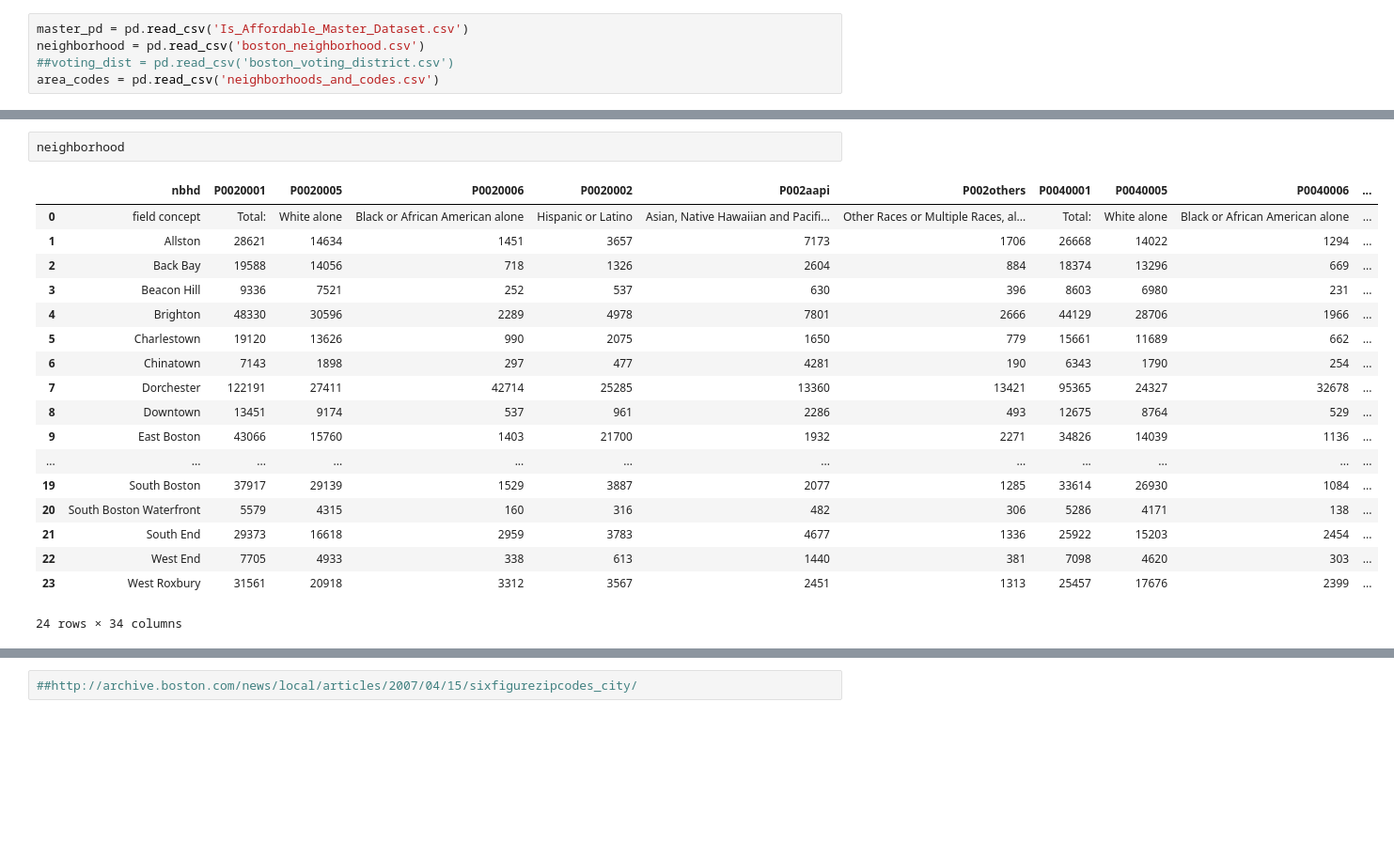
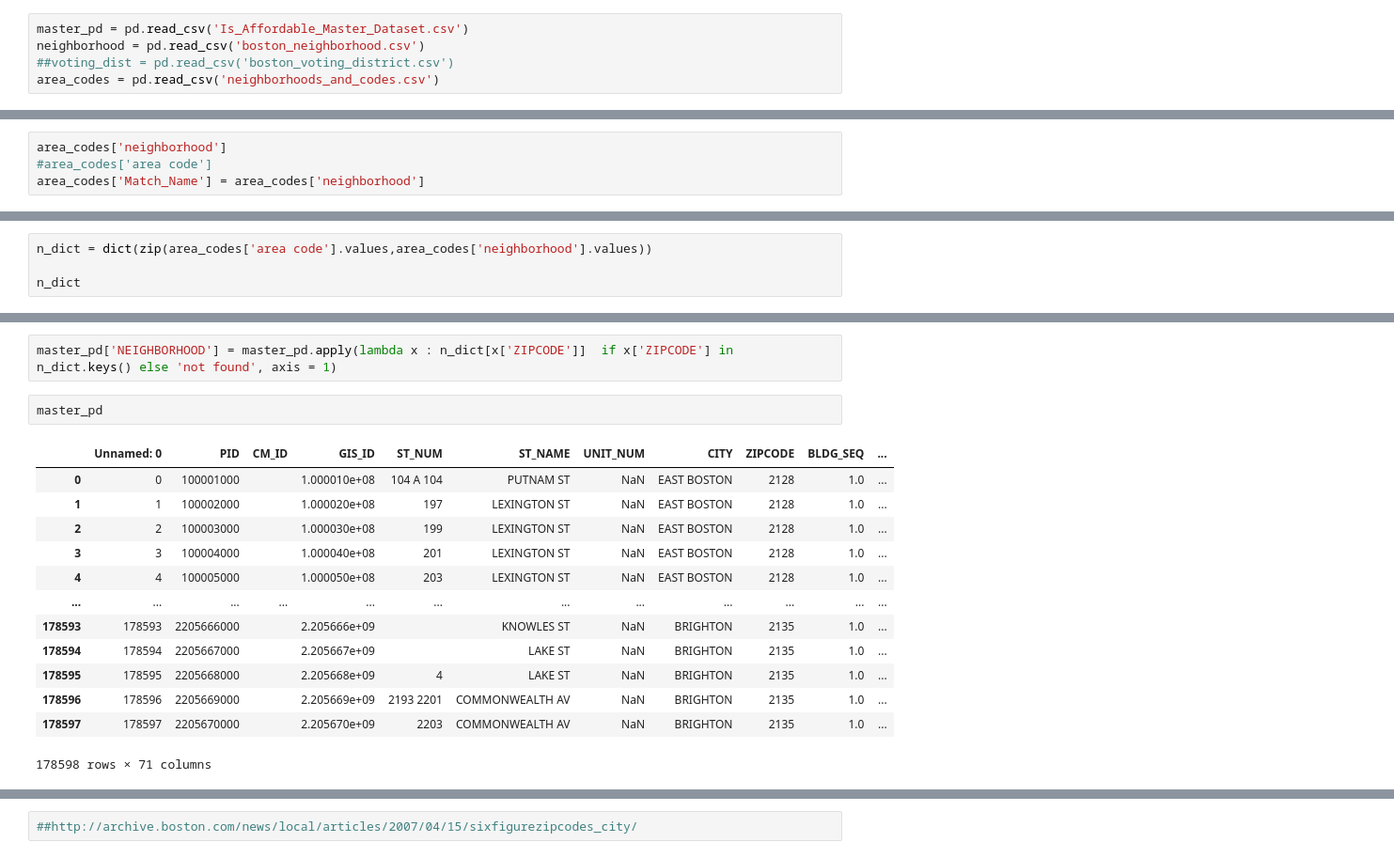
Before and after one commit to BU-Spark/ds-councilor-louijeune-small-landlord, a Jupyter notebook: Extension_data.ipynb, the cells around one changed output, grey strips where cells are left out. Shown at 94% size. Cells and saved outputs as stored; diff of their text form; blank space fills up the shorter version.

Commit message:
extension data and zipcode lookup

```diff
--- a/Extension_data.ipynb
+++ b/Extension_data.ipynb
@@ -27,0 +8,4 @@ area_codes[['neighborhood','area code']].reset_index
+# %%
+area_codes['neighborhood']
+#area_codes['area code']
+area_codes['Match_Name'] = area_codes['neighborhood']
@@ -27,0 +20,4 @@ area_codes[['neighborhood','area code']].reset_index
+# %%
+n_dict = dict(zip(area_codes['area code'].values,area_codes['neighborhood'].values))
+
+n_dict
@@ -28,21 +42,18 @@ area_codes[['neighborhood','area code']].reset_index
+# %%
+master_pd['NEIGHBORHOOD'] = master_pd.apply(lambda x : n_dict[x['ZIPCODE']]  if x['ZIPCODE'] in n_dict.keys() else 'not found', axis = 1)
 # %%
-neighborhood
+master_pd
 # %% [output]
-|  | nbhd | P0020001 | P0020005 | P0020006 | P0020002 | P002aapi | P002others | P0040001 | P0040005 | P0040006 | ... |
-| 0 | field concept | Total: | White alone | Black or African American alone | Hispanic or Latino | Asian, Native Hawaiian and Pacifi... | Other Races or Multiple Races, al... | Total: | White alone | Black or African American alone | ... |
-| 1 | Allston | 28621 | 14634 | 1451 | 3657 | 7173 | 1706 | 26668 | 14022 | 1294 | ... |
-| 2 | Back Bay | 19588 | 14056 | 718 | 1326 | 2604 | 884 | 18374 | 13296 | 669 | ... |
-| 3 | Beacon Hill | 9336 | 7521 | 252 | 537 | 630 | 396 | 8603 | 6980 | 231 | ... |
-| 4 | Brighton | 48330 | 30596 | 2289 | 4978 | 7801 | 2666 | 44129 | 28706 | 1966 | ... |
-| 5 | Charlestown | 19120 | 13626 | 990 | 2075 | 1650 | 779 | 15661 | 11689 | 662 | ... |
-| 6 | Chinatown | 7143 | 1898 | 297 | 477 | 4281 | 190 | 6343 | 1790 | 254 | ... |
-| 7 | Dorchester | 122191 | 27411 | 42714 | 25285 | 13360 | 13421 | 95365 | 24327 | 32678 | ... |
-| 8 | Downtown | 13451 | 9174 | 537 | 961 | 2286 | 493 | 12675 | 8764 | 529 | ... |
-| 9 | East Boston | 43066 | 15760 | 1403 | 21700 | 1932 | 2271 | 34826 | 14039 | 1136 | ... |
+|  | Unnamed: 0 | PID | CM_ID | GIS_ID | ST_NUM | ST_NAME | UNIT_NUM | CITY | ZIPCODE | BLDG_SEQ | ... |
+| 0 | 0 | 100001000 |  | 1.000010e+08 | 104 A 104 | PUTNAM ST | NaN | EAST BOSTON | 2128 | 1.0 | ... |
+| 1 | 1 | 100002000 |  | 1.000020e+08 | 197 | LEXINGTON ST | NaN | EAST BOSTON | 2128 | 1.0 | ... |
+| 2 | 2 | 100003000 |  | 1.000030e+08 | 199 | LEXINGTON ST | NaN | EAST BOSTON | 2128 | 1.0 | ... |
+| 3 | 3 | 100004000 |  | 1.000040e+08 | 201 | LEXINGTON ST | NaN | EAST BOSTON | 2128 | 1.0 | ... |
+| 4 | 4 | 100005000 |  | 1.000050e+08 | 203 | LEXINGTON ST | NaN | EAST BOSTON | 2128 | 1.0 | ... |
 | ... | ... | ... | ... | ... | ... | ... | ... | ... | ... | ... | ... |
-| 19 | South Boston | 37917 | 29139 | 1529 | 3887 | 2077 | 1285 | 33614 | 26930 | 1084 | ... |
-| 20 | South Boston Waterfront | 5579 | 4315 | 160 | 316 | 482 | 306 | 5286 | 4171 | 138 | ... |
-| 21 | South End | 29373 | 16618 | 2959 | 3783 | 4677 | 1336 | 25922 | 15203 | 2454 | ... |
-| 22 | West End | 7705 | 4933 | 338 | 613 | 1440 | 381 | 7098 | 4620 | 303 | ... |
-| 23 | West Roxbury | 31561 | 20918 | 3312 | 3567 | 2451 | 1313 | 25457 | 17676 | 2399 | ... |
+| 178593 | 178593 | 2205666000 |  | 2.205666e+09 |  | KNOWLES ST | NaN | BRIGHTON | 2135 | 1.0 | ... |
+| 178594 | 178594 | 2205667000 |  | 2.205667e+09 |  | LAKE ST | NaN | BRIGHTON | 2135 | 1.0 | ... |
+| 178595 | 178595 | 2205668000 |  | 2.205668e+09 | 4 | LAKE ST | NaN | BRIGHTON | 2135 | 1.0 | ... |
+| 178596 | 178596 | 2205669000 |  | 2.205669e+09 | 2193 2201 | COMMONWEALTH AV | NaN | BRIGHTON | 2135 | 1.0 | ... |
+| 178597 | 178597 | 2205670000 |  | 2.205670e+09 | 2203 | COMMONWEALTH AV | NaN | BRIGHTON | 2135 | 1.0 | ... |
-24 rows × 34 columns
+178598 rows × 71 columns
```
Also changed, not shown: parts of 6 cells of this notebook.
